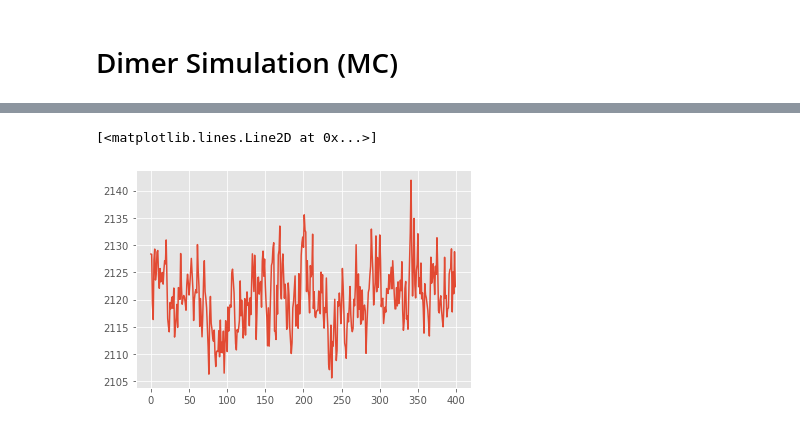
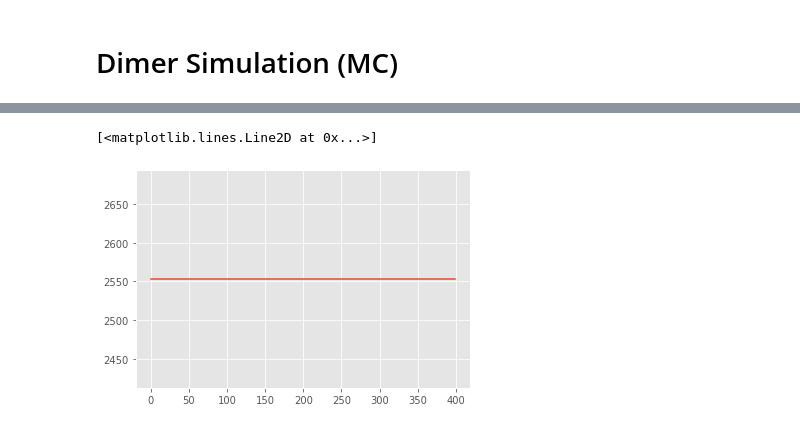
Before and after one commit to gandhiy/boltzmann-generator, a Jupyter notebook: notebooks/Simulation-Facades.ipynb, the cells around one changed output, grey strips where cells are left out. Cells and saved outputs as stored; diff of their text form; code cells hidden in the pictures.

```diff
--- a/notebooks/Simulation-Facades.ipynb
+++ b/notebooks/Simulation-Facades.ipynb
@@ -81,5 +91,4 @@ plt.plot(dimer_sim.energy_logger.K[-400:])
 # %% [markdown]
 # Dimer Simulation (MC)
 # %%
-dimer_sim = simulations.DimerLJFluidSim("configs/dimer_sim_config_mc.yml")
-dimer_sim.runSimulation()
+dimer_sim_mc = simulations.DimerLJFluidSim("configs/dimer_sim_config_mc.yml")
@@ -111,5 +120,5 @@ plt.hist(np.array(dimer_sim.dist_logger.d), bins = 40)
 # %%
-plt.plot(dimer_sim.energy_logger.H[-400:])
+plt.plot(dimer_sim_mc.energy_logger.H[-400:])
 # %% [output]
 [<matplotlib.lines.Line2D at 0x...>]
-[figure, old version]
+[figure, new version]
```
Also changed, not shown: parts of 17 cells of this notebook, 4 other files.
